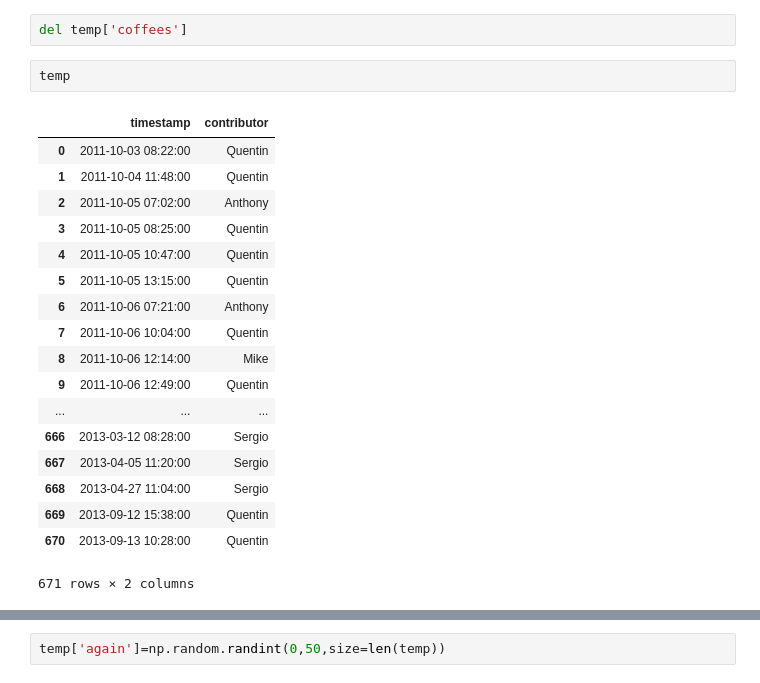
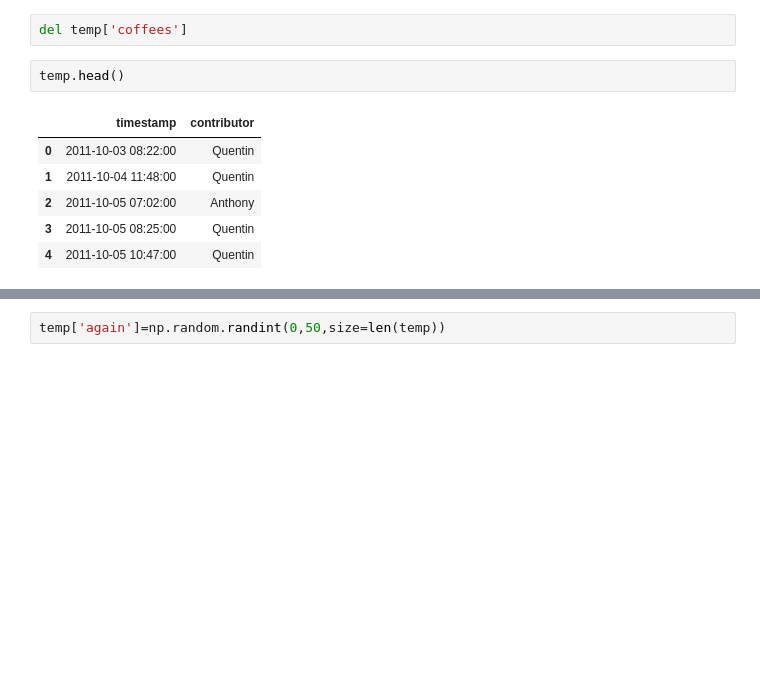
Before and after one commit to jestpt/WorkshopBioChemistry, a Jupyter notebook: Pandas/pandasIntro.ipynb, the cells around one changed output, grey strips where cells are left out. Cells and saved outputs as stored; diff of their text form; blank space fills up the shorter version.

```diff
--- a/Pandas/pandasIntro.ipynb
+++ b/Pandas/pandasIntro.ipynb
@@ -85,23 +89,11 @@ temp=data[['timestamp','coffees','contributor']]
 # %%
 del temp['coffees']
 # %%
-temp
+temp.head()
 # %% [output]
 |  | timestamp | contributor |
 | 0 | 2011-10-03 08:22:00 | Quentin |
 | 1 | 2011-10-04 11:48:00 | Quentin |
 | 2 | 2011-10-05 07:02:00 | Anthony |
 | 3 | 2011-10-05 08:25:00 | Quentin |
 | 4 | 2011-10-05 10:47:00 | Quentin |
-| 5 | 2011-10-05 13:15:00 | Quentin |
-| 6 | 2011-10-06 07:21:00 | Anthony |
-| 7 | 2011-10-06 10:04:00 | Quentin |
-| 8 | 2011-10-06 12:14:00 | Mike |
-| 9 | 2011-10-06 12:49:00 | Quentin |
-| ... | ... | ... |
-| 666 | 2013-03-12 08:28:00 | Sergio |
-| 667 | 2013-04-05 11:20:00 | Sergio |
-| 668 | 2013-04-27 11:04:00 | Sergio |
-| 669 | 2013-09-12 15:38:00 | Quentin |
-| 670 | 2013-09-13 10:28:00 | Quentin |
-671 rows × 2 columns
```
Also changed, not shown: parts of 8 cells of this notebook, 1 other file.
